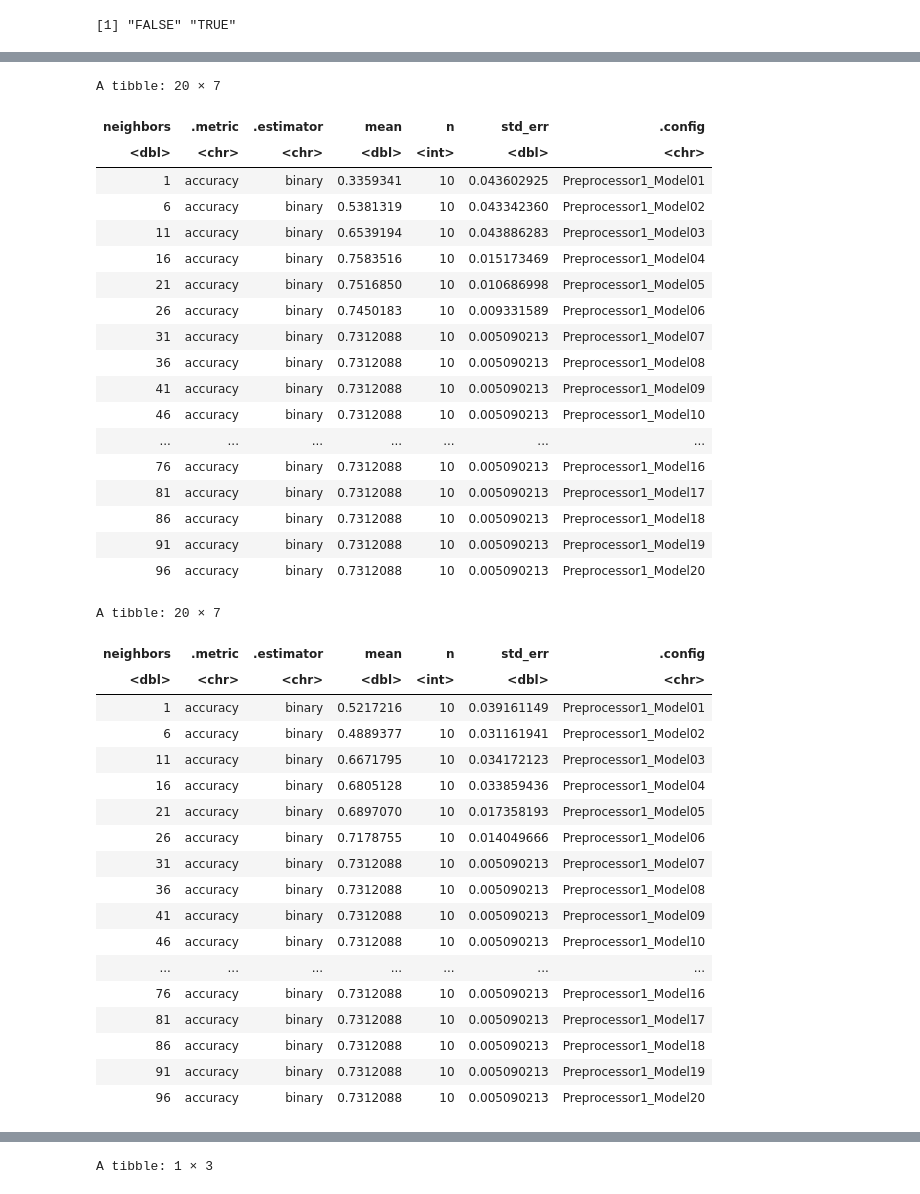
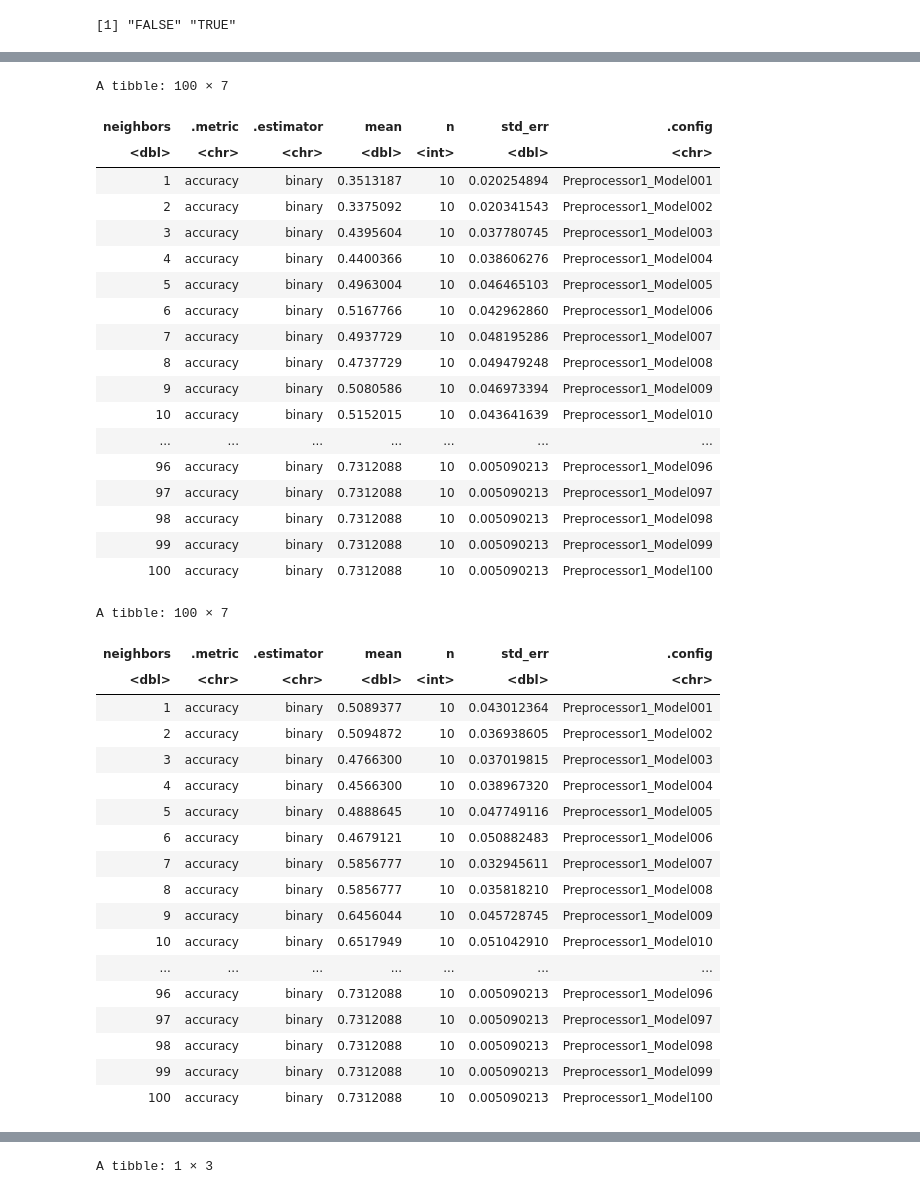
Before and after one commit to HenryZang/DSCI_100_Minecraft_Project, a Jupyter notebook: analysis.ipynb, the cells around one changed output, grey strips where cells are left out. Drawn from its saved outputs; the diff is of its cells as text; code cells hidden in the pictures.

```diff
--- a/analysis.ipynb
+++ b/analysis.ipynb
@@ -481,60 +571,60 @@ knn_spec <- nearest_neighbor (weight_func = "rectangular", neighbors = tune()) |
             set_engine ("kknn")|>
             set_mode ("classification")
 # %%
-k_vals <- tibble(neighbors = seq(1, 100, by = 5))
+k_vals <- tibble(neighbors = seq(1, 100, by = 1))
 
 knn_demo_accuracy_results <- workflow()|>
     add_recipe (recipe_demo)|>
     add_model (knn_spec)|>
     tune_grid (resamples = players_demo_vfold, grid=k_vals)|>
     collect_metrics()|>
     filter(.metric == "accuracy")
 knn_demo_accuracy_results
 
 
 knn_behavior_accuracy_results <- workflow()|>
     add_recipe (recipe_behavior)|>
     add_model (knn_spec)|>
     tune_grid (resamples = players_behavior_vfold, grid=k_vals)|>
     collect_metrics()|>
     filter(.metric == "accuracy")
 knn_behavior_accuracy_results
 # %% [output]
-A tibble: 20 × 7
+A tibble: 100 × 7
 | neighbors | .metric | .estimator | mean | n | std_err | .config |
 | <dbl> | <chr> | <chr> | <dbl> | <int> | <dbl> | <chr> |
-| 1 | accuracy | binary | 0.3359341 | 10 | 0.043602925 | Preprocessor1_Model01 |
-| 6 | accuracy | binary | 0.5381319 | 10 | 0.043342360 | Preprocessor1_Model02 |
-| 11 | accuracy | binary | 0.6539194 | 10 | 0.043886283 | Preprocessor1_Model03 |
-| 16 | accuracy | binary | 0.7583516 | 10 | 0.015173469 | Preprocessor1_Model04 |
-| 21 | accuracy | binary | 0.7516850 | 10 | 0.010686998 | Preprocessor1_Model05 |
-| 26 | accuracy | binary | 0.7450183 | 10 | 0.009331589 | Preprocessor1_Model06 |
-| 31 | accuracy | binary | 0.7312088 | 10 | 0.005090213 | Preprocessor1_Model07 |
-| 36 | accuracy | binary | 0.7312088 | 10 | 0.005090213 | Preprocessor1_Model08 |
-| 41 | accuracy | binary | 0.7312088 | 10 | 0.005090213 | Preprocessor1_Model09 |
-| 46 | accuracy | binary | 0.7312088 | 10 | 0.005090213 | Preprocessor1_Model10 |
+| 1 | accuracy | binary | 0.3513187 | 10 | 0.020254894 | Preprocessor1_Model001 |
+| 2 | accuracy | binary | 0.3375092 | 10 | 0.020341543 | Preprocessor1_Model002 |
+| 3 | accuracy | binary | 0.4395604 | 10 | 0.037780745 | Preprocessor1_Model003 |
+| 4 | accuracy | binary | 0.4400366 | 10 | 0.038606276 | Preprocessor1_Model004 |
+| 5 | accuracy | binary | 0.4963004 | 10 | 0.046465103 | Preprocessor1_Model005 |
+| 6 | accuracy | binary | 0.5167766 | 10 | 0.042962860 | Preprocessor1_Model006 |
+| 7 | accuracy | binary | 0.4937729 | 10 | 0.048195286 | Preprocessor1_Model007 |
+| 8 | accuracy | binary | 0.4737729 | 10 | 0.049479248 | Preprocessor1_Model008 |
+| 9 | accuracy | binary | 0.5080586 | 10 | 0.046973394 | Preprocessor1_Model009 |
+| 10 | accuracy | binary | 0.5152015 | 10 | 0.043641639 | Preprocessor1_Model010 |
 | ... | ... | ... | ... | ... | ... | ... |
-| 76 | accuracy | binary | 0.7312088 | 10 | 0.005090213 | Preprocessor1_Model16 |
-| 81 | accuracy | binary | 0.7312088 | 10 | 0.005090213 | Preprocessor1_Model17 |
-| 86 | accuracy | binary | 0.7312088 | 10 | 0.005090213 | Preprocessor1_Model18 |
-| 91 | accuracy | binary | 0.7312088 | 10 | 0.005090213 | Preprocessor1_Model19 |
-| 96 | accuracy | binary | 0.7312088 | 10 | 0.005090213 | Preprocessor1_Model20 |
+| 96 | accuracy | binary | 0.7312088 | 10 | 0.005090213 | Preprocessor1_Model096 |
+| 97 | accuracy | binary | 0.7312088 | 10 | 0.005090213 | Preprocessor1_Model097 |
+| 98 | accuracy | binary | 0.7312088 | 10 | 0.005090213 | Preprocessor1_Model098 |
+| 99 | accuracy | binary | 0.7312088 | 10 | 0.005090213 | Preprocessor1_Model099 |
+| 100 | accuracy | binary | 0.7312088 | 10 | 0.005090213 | Preprocessor1_Model100 |
-A tibble: 20 × 7
+A tibble: 100 × 7
 | neighbors | .metric | .estimator | mean | n | std_err | .config |
 | <dbl> | <chr> | <chr> | <dbl> | <int> | <dbl> | <chr> |
-| 1 | accuracy | binary | 0.5217216 | 10 | 0.039161149 | Preprocessor1_Model01 |
-| 6 | accuracy | binary | 0.4889377 | 10 | 0.031161941 | Preprocessor1_Model02 |
-| 11 | accuracy | binary | 0.6671795 | 10 | 0.034172123 | Preprocessor1_Model03 |
-| 16 | accuracy | binary | 0.6805128 | 10 | 0.033859436 | Preprocessor1_Model04 |
-| 21 | accuracy | binary | 0.6897070 | 10 | 0.017358193 | Preprocessor1_Model05 |
-| 26 | accuracy | binary | 0.7178755 | 10 | 0.014049666 | Preprocessor1_Model06 |
-| 31 | accuracy | binary | 0.7312088 | 10 | 0.005090213 | Preprocessor1_Model07 |
-| 36 | accuracy | binary | 0.7312088 | 10 | 0.005090213 | Preprocessor1_Model08 |
-| 41 | accuracy | binary | 0.7312088 | 10 | 0.005090213 | Preprocessor1_Model09 |
-| 46 | accuracy | binary | 0.7312088 | 10 | 0.005090213 | Preprocessor1_Model10 |
+| 1 | accuracy | binary | 0.5089377 | 10 | 0.043012364 | Preprocessor1_Model001 |
+| 2 | accuracy | binary | 0.5094872 | 10 | 0.036938605 | Preprocessor1_Model002 |
+| 3 | accuracy | binary | 0.4766300 | 10 | 0.037019815 | Preprocessor1_Model003 |
+| 4 | accuracy | binary | 0.4566300 | 10 | 0.038967320 | Preprocessor1_Model004 |
+| 5 | accuracy | binary | 0.4888645 | 10 | 0.047749116 | Preprocessor1_Model005 |
+| 6 | accuracy | binary | 0.4679121 | 10 | 0.050882483 | Preprocessor1_Model006 |
+| 7 | accuracy | binary | 0.5856777 | 10 | 0.032945611 | Preprocessor1_Model007 |
+| 8 | accuracy | binary | 0.5856777 | 10 | 0.035818210 | Preprocessor1_Model008 |
+| 9 | accuracy | binary | 0.6456044 | 10 | 0.045728745 | Preprocessor1_Model009 |
+| 10 | accuracy | binary | 0.6517949 | 10 | 0.051042910 | Preprocessor1_Model010 |
 | ... | ... | ... | ... | ... | ... | ... |
-| 76 | accuracy | binary | 0.7312088 | 10 | 0.005090213 | Preprocessor1_Model16 |
-| 81 | accuracy | binary | 0.7312088 | 10 | 0.005090213 | Preprocessor1_Model17 |
-| 86 | accuracy | binary | 0.7312088 | 10 | 0.005090213 | Preprocessor1_Model18 |
-| 91 | accuracy | binary | 0.7312088 | 10 | 0.005090213 | Preprocessor1_Model19 |
-| 96 | accuracy | binary | 0.7312088 | 10 | 0.005090213 | Preprocessor1_Model20 |
+| 96 | accuracy | binary | 0.7312088 | 10 | 0.005090213 | Preprocessor1_Model096 |
+| 97 | accuracy | binary | 0.7312088 | 10 | 0.005090213 | Preprocessor1_Model097 |
+| 98 | accuracy | binary | 0.7312088 | 10 | 0.005090213 | Preprocessor1_Model098 |
+| 99 | accuracy | binary | 0.7312088 | 10 | 0.005090213 | Preprocessor1_Model099 |
+| 100 | accuracy | binary | 0.7312088 | 10 | 0.005090213 | Preprocessor1_Model100 |
```
Also changed, not shown: parts of 24 cells of this notebook.
